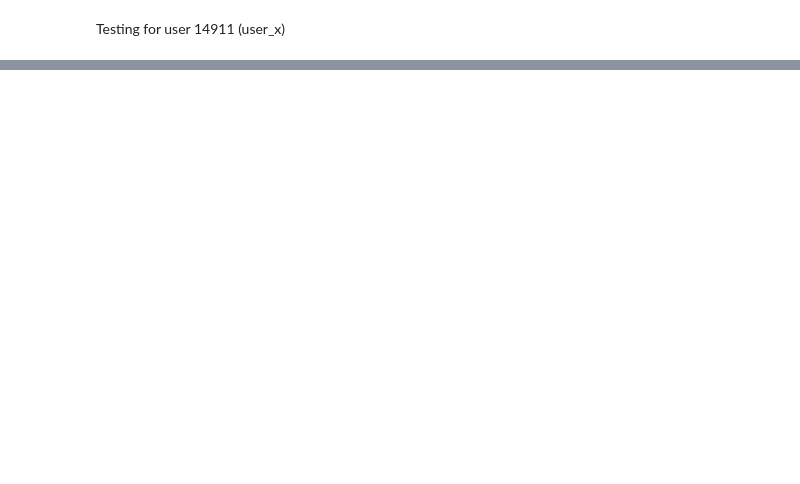
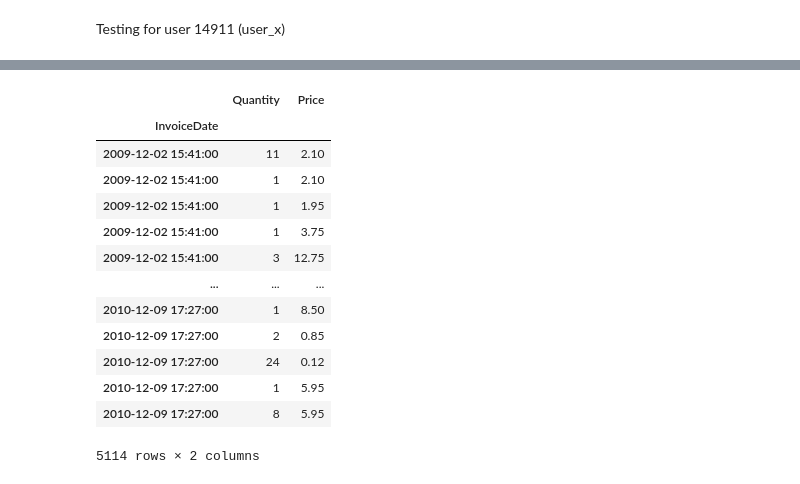
Before and after one commit to BipinNeupane/User-Expenses-Prediction, a Jupyter notebook: data_preprocessing_and_merging.ipynb, the cells around one changed output, grey strips where cells are left out. Cells and saved outputs as stored; diff of their text form; code cells hidden in the pictures; blank space fills up the shorter version.

```diff
--- a/data_preprocessing_and_merging.ipynb
+++ b/data_preprocessing_and_merging.ipynb
@@ -45,0 +134,18 @@ Name: Country, Length: 5710, dtype: object
+# %%
+user_df = user_x.drop(['Country','Description','Invoice', 'StockCode','Customer ID'], axis=1).copy()
+user_df
+# %% [output]
+|  | Quantity | Price |
+| InvoiceDate |  |  |
+| 2009-12-02 15:41:00 | 11 | 2.10 |
+| 2009-12-02 15:41:00 | 1 | 2.10 |
+| 2009-12-02 15:41:00 | 1 | 1.95 |
+| 2009-12-02 15:41:00 | 1 | 3.75 |
+| 2009-12-02 15:41:00 | 3 | 12.75 |
+| ... | ... | ... |
+| 2010-12-09 17:27:00 | 1 | 8.50 |
+| 2010-12-09 17:27:00 | 2 | 0.85 |
+| 2010-12-09 17:27:00 | 24 | 0.12 |
+| 2010-12-09 17:27:00 | 1 | 5.95 |
+| 2010-12-09 17:27:00 | 8 | 5.95 |
+5114 rows × 2 columns
```
Also changed, not shown: parts of 18 cells of this notebook, 2 other files.
